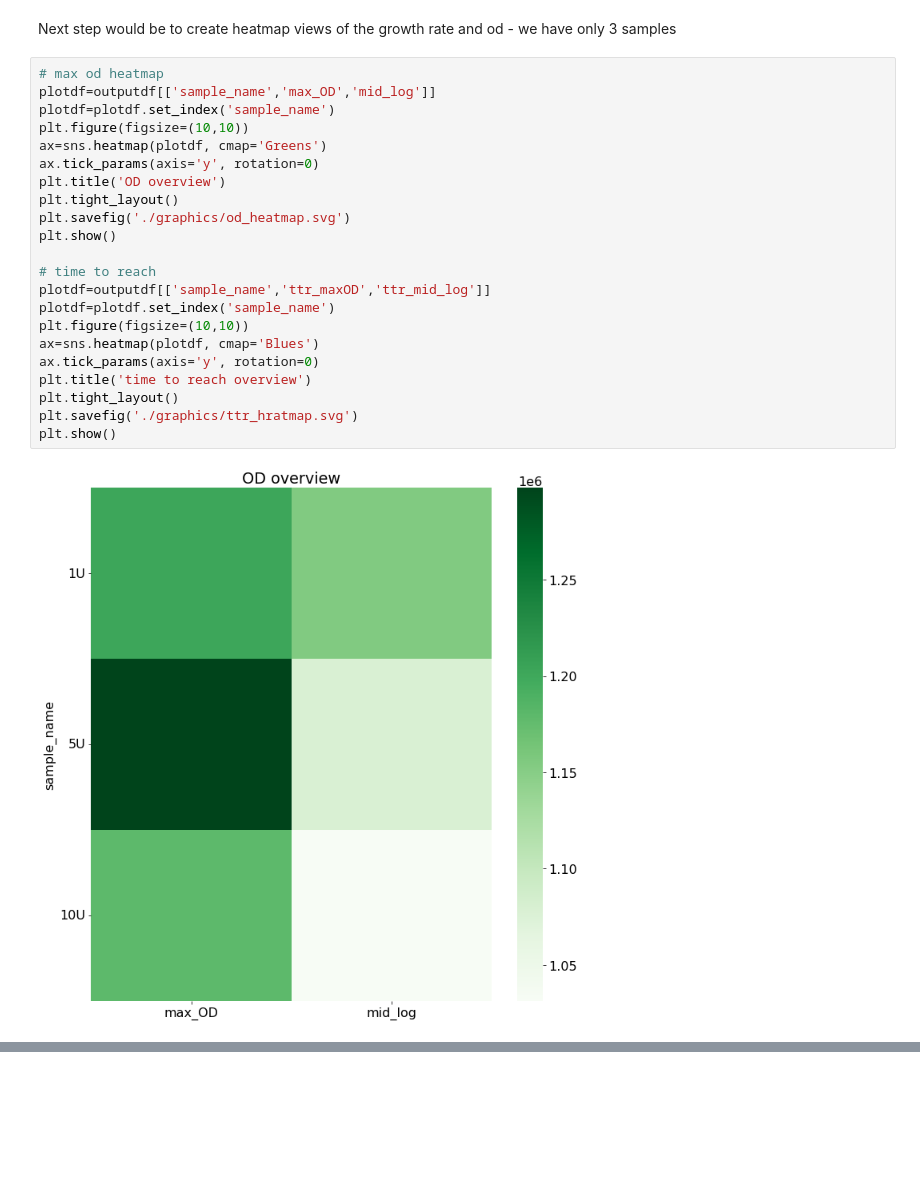
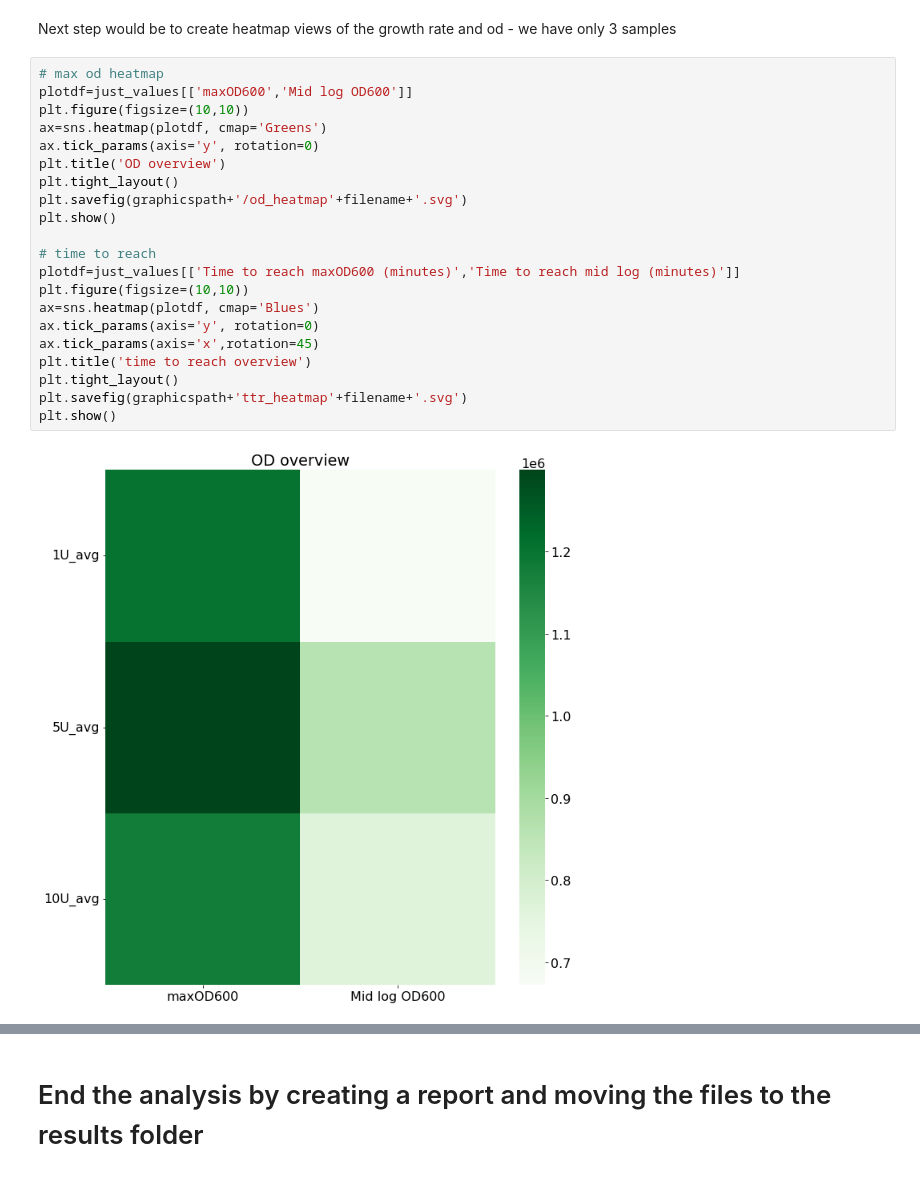
Before and after one commit to cultivarium/Growth_analysis, a Jupyter notebook: growth_curves.ipynb, the cells around one changed output, grey strips where cells are left out. Cells and saved outputs as stored; diff of their text form; blank space fills up the shorter version.

```diff
--- a/growth_curves.ipynb
+++ b/growth_curves.ipynb
@@ -728,25 +898,24 @@ outputdf
 Next step would be to create heatmap views of the growth rate and od - we have only 3 samples
 # %%
 # max od heatmap
-plotdf=outputdf[['sample_name','max_OD','mid_log']]
-plotdf=plotdf.set_index('sample_name')
+plotdf=just_values[['maxOD600','Mid log OD600']]
 plt.figure(figsize=(10,10))
 ax=sns.heatmap(plotdf, cmap='Greens')
 ax.tick_params(axis='y', rotation=0)
 plt.title('OD overview')
 plt.tight_layout()
-plt.savefig('./graphics/od_heatmap.svg')
+plt.savefig(graphicspath+'/od_heatmap'+filename+'.svg')
 plt.show()
 
 # time to reach
-plotdf=outputdf[['sample_name','ttr_maxOD','ttr_mid_log']]
-plotdf=plotdf.set_index('sample_name')
+plotdf=just_values[['Time to reach maxOD600 (minutes)','Time to reach mid log (minutes)']]
 plt.figure(figsize=(10,10))
 ax=sns.heatmap(plotdf, cmap='Blues')
 ax.tick_params(axis='y', rotation=0)
+ax.tick_params(axis='x',rotation=45)
 plt.title('time to reach overview')
 plt.tight_layout()
-plt.savefig('./graphics/ttr_hratmap.svg')
+plt.savefig(graphicspath+'ttr_heatmap'+filename+'.svg')
 plt.show()
 # %% [output]
-[figure, old version]
+[figure, new version]
@@ -753,0 +923,2 @@ plt.show()
+# %% [markdown]
+# End the analysis by creating a report and moving the files to the results folder
```
Also changed, not shown: parts of 19 cells of this notebook.
